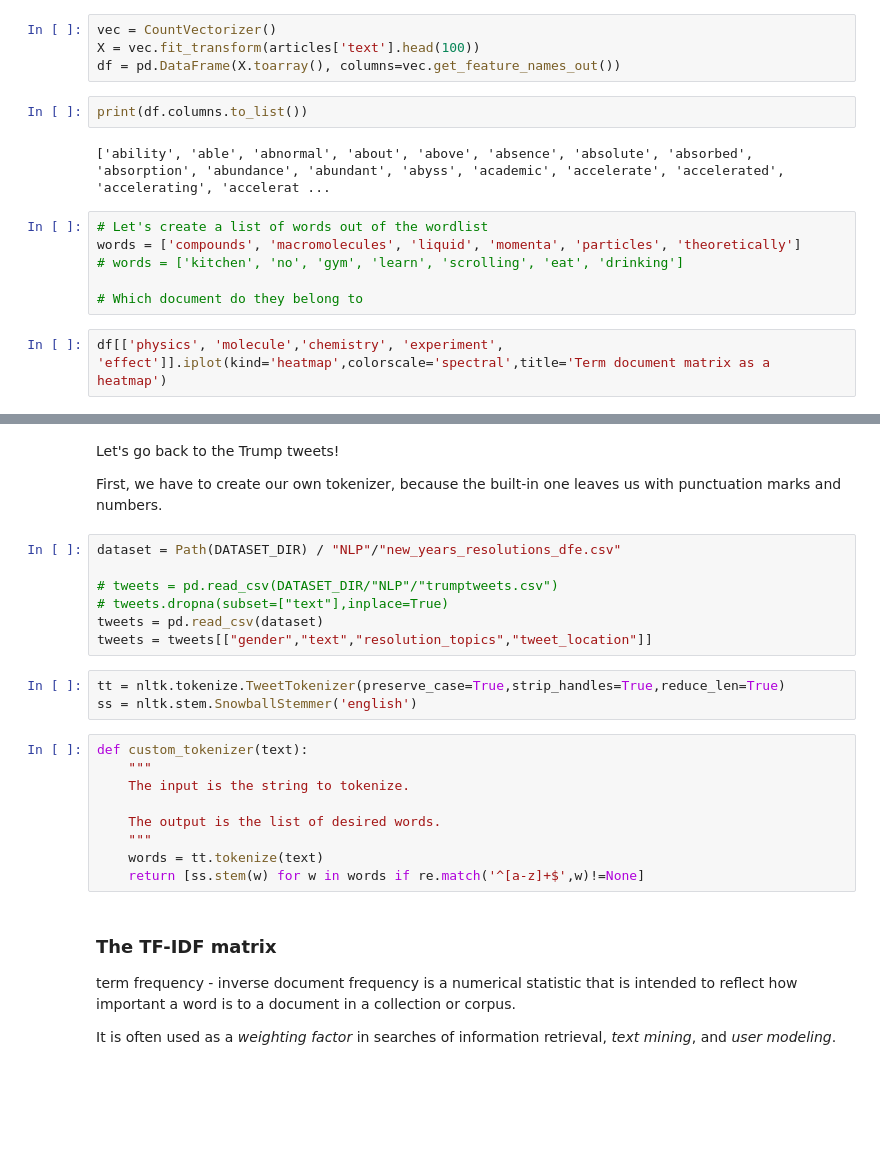
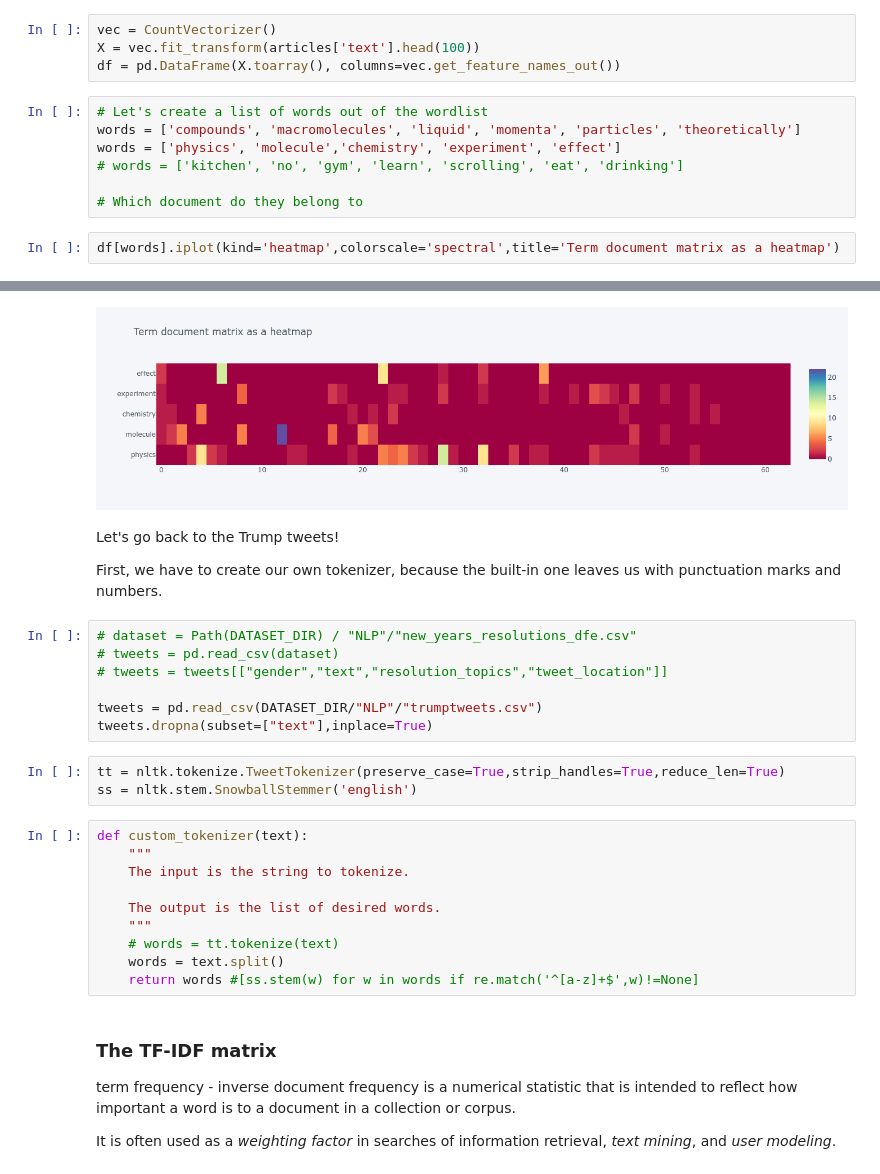
Before and after one commit to anikomentes/data-ex-vis, a Jupyter notebook: Lectures/NLP/Twitter-nlp.ipynb, the cells around one changed output, grey strips where cells are left out. Saved outputs shown, nothing was run; the diff lists cells and outputs as text; blank space fills up the shorter version.

```diff
--- a/Lectures/NLP/Twitter-nlp.ipynb
+++ b/Lectures/NLP/Twitter-nlp.ipynb
@@ -509,16 +524,13 @@ matrix([[0, 0, 0, ..., 0, 1, 0],
 vec = CountVectorizer()
 X = vec.fit_transform(articles['text'].head(100))
 df = pd.DataFrame(X.toarray(), columns=vec.get_feature_names_out())
-# %%
-print(df.columns.to_list())
-# %% [output]
-['ability', 'able', 'abnormal', 'about', 'above', 'absence', 'absolute', 'absorbed', 'absorption', 'abundance', 'abundant', 'abyss', 'academic', 'accelerate', 'accelerated', 'accelerating', 'accelerat ...
 # %%
 # Let's create a list of words out of the wordlist
 words = ['compounds', 'macromolecules', 'liquid', 'momenta', 'particles', 'theoretically']
+words = ['physics', 'molecule','chemistry', 'experiment', 'effect']
 # words = ['kitchen', 'no', 'gym', 'learn', 'scrolling', 'eat', 'drinking']
 
 # Which document do they belong to
 # %%
-df[['physics', 'molecule','chemistry', 'experiment', 'effect']].iplot(kind='heatmap',colorscale='spectral',title='Term document matrix as a heatmap')
+df[words].iplot(kind='heatmap',colorscale='spectral',title='Term document matrix as a heatmap')
 # %% [output]
@@ -526,14 +537,15 @@ df[['physics', 'molecule','chemistry', 'experiment', 'effect']].iplot(kind='heat
+[figure, added]
 # %% [markdown]
 Let's go back to the Trump tweets!
 
 First, we have to create our own tokenizer, because the built-in one leaves us with punctuation marks and numbers.
 # %%
-dataset = Path(DATASET_DIR) / "NLP"/"new_years_resolutions_dfe.csv"
+# dataset = Path(DATASET_DIR) / "NLP"/"new_years_resolutions_dfe.csv"
+# tweets = pd.read_csv(dataset)
+# tweets = tweets[["gender","text","resolution_topics","tweet_location"]]
 
-# tweets = pd.read_csv(DATASET_DIR/"NLP"/"trumptweets.csv")
-# tweets.dropna(subset=["text"],inplace=True)
-tweets = pd.read_csv(dataset)
-tweets = tweets[["gender","text","resolution_topics","tweet_location"]]
+tweets = pd.read_csv(DATASET_DIR/"NLP"/"trumptweets.csv")
+tweets.dropna(subset=["text"],inplace=True)
 # %%
 tt = nltk.tokenize.TweetTokenizer(preserve_case=True,strip_handles=True,reduce_len=True)
 ss = nltk.stem.SnowballStemmer('english')
@@ -544,8 +556,9 @@ def custom_tokenizer(text):
 
     The output is the list of desired words.
     """
-    words = tt.tokenize(text)
-    return [ss.stem(w) for w in words if re.match('^[a-z]+$',w)!=None]
+    # words = tt.tokenize(text)
+    words = text.split()
+    return words #[ss.stem(w) for w in words if re.match('^[a-z]+$',w)!=None]
 # %% [markdown]
 ### The TF-IDF matrix
 term frequency - inverse document frequency is a numerical statistic that is intended to reflect how important a word is to a document in a collection or corpus.
```
Also changed, not shown: parts of 22 cells of this notebook, 2 other files.
